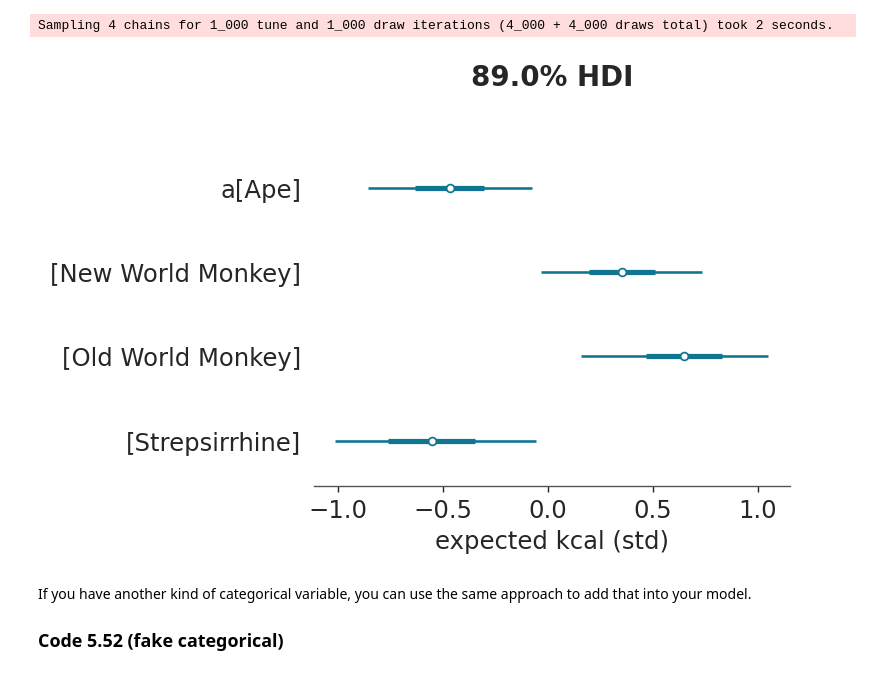
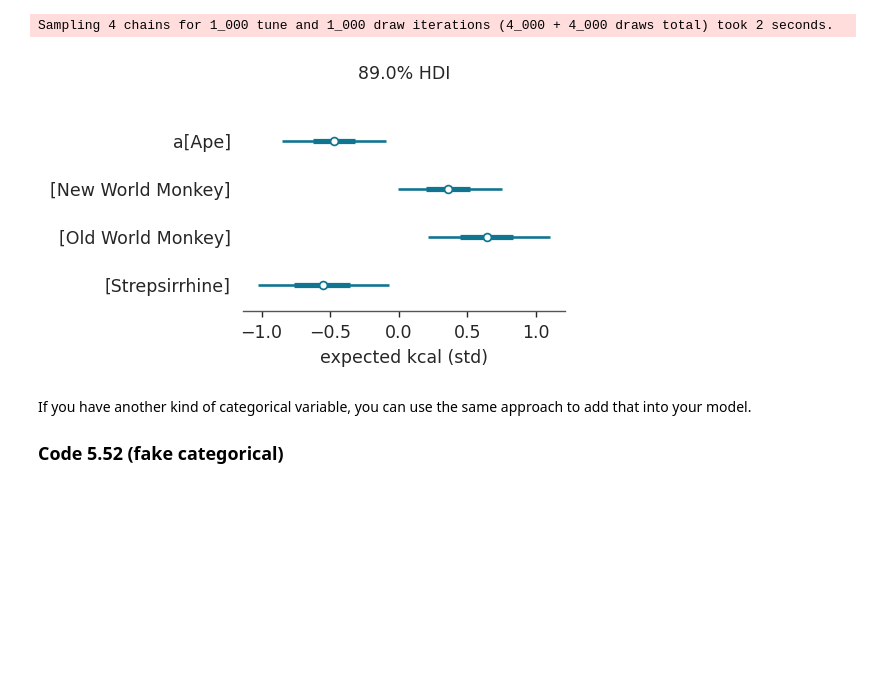
Before and after one commit to jaredxfeng/rethinking, a Jupyter notebook: notebooks/ch5_multReg.ipynb, the cells around one changed output. Drawn from its saved outputs; the diff is of its cells as text; code cells hidden in the pictures; blank space fills up the shorter version.

```diff
--- a/notebooks/ch5_multReg.ipynb
+++ b/notebooks/ch5_multReg.ipynb
@@ -472,7 +445,7 @@ dag5_1.show();
 # %%
 from sklearn.preprocessing import StandardScaler
 
-WaffleDivorce = pd.read_csv("./Data/WaffleDivorce.csv", delimiter=";")
+WaffleDivorce = pd.read_csv("../Data/WaffleDivorce.csv", delimiter=";")
 d = pd.DataFrame()
 d[["A", "D", "M"]] = StandardScaler().fit_transform(WaffleDivorce[["MedianAgeMarriage", "Divorce", "Marriage"]])
 
@@ -588,7 +561,7 @@ Now we're gonna look at the composition of milk across primate species, and try
 # %% [markdown]
 ### Code 5.27 (read milk data)
 # %%
-d = pd.read_csv("./Data/milk.csv", delimiter=";")
+d = pd.read_csv("../Data/milk.csv", delimiter=";")
 d.head()
 # %% [output]
 |  | clade | species | kcal.per.g | perc.fat | perc.protein | perc.lactose | mass | neocortex.perc |
@@ -1150,7 +1125,7 @@ To wrap up the milk data, it's okay to come up with a story like: bigger animals
 # %% [markdown]
 ### Code 5.44 (read Howell1 data)
 # %%
-d = pd.read_csv("Data/Howell1.csv", delimiter=";")
+d = pd.read_csv("../Data/Howell1.csv", delimiter=";")
 d
 # %% [output]
 |  | height | weight | age | male |
@@ -1250,7 +1225,7 @@ We'll stick with the index variable approach for a categorical variable with mor
 
 ### Code 5.49 (read milk data)
 # %%
-d = pd.read_csv("Data/milk.csv", delimiter=";")
+d = pd.read_csv("../Data/milk.csv", delimiter=";")
 d.clade.unique()
 # %% [output]
 array(['Strepsirrhine', 'New World Monkey', 'Old World Monkey', 'Ape'],
@@ -1287,11 +1262,11 @@ NUTS: [sigma, a]
 100.00% [8000/8000 00:01<00:00 Sampling 4 chains, 0 divergences]
 Sampling 4 chains for 1_000 tune and 1_000 draw iterations (4_000 + 4_000 draws total) took 2 seconds.
 # %%
-_, ax = plt.subplots(figsize=(6, 4))
+_, ax = plt.subplots(figsize=(4.2, 2.5))
 az.plot_forest(trace5_9, var_names=["a"], ax=ax, combined=True)
 ax.set(xlabel="expected kcal (std)");
 # %% [output]
-[figure, old version]
+[figure, new version]
 # %% [markdown]
 If you have another kind of categorical variable, you can use the same approach to add that into your model.
 
```
Also changed, not shown: parts of 42 cells of this notebook, 9 other files.
